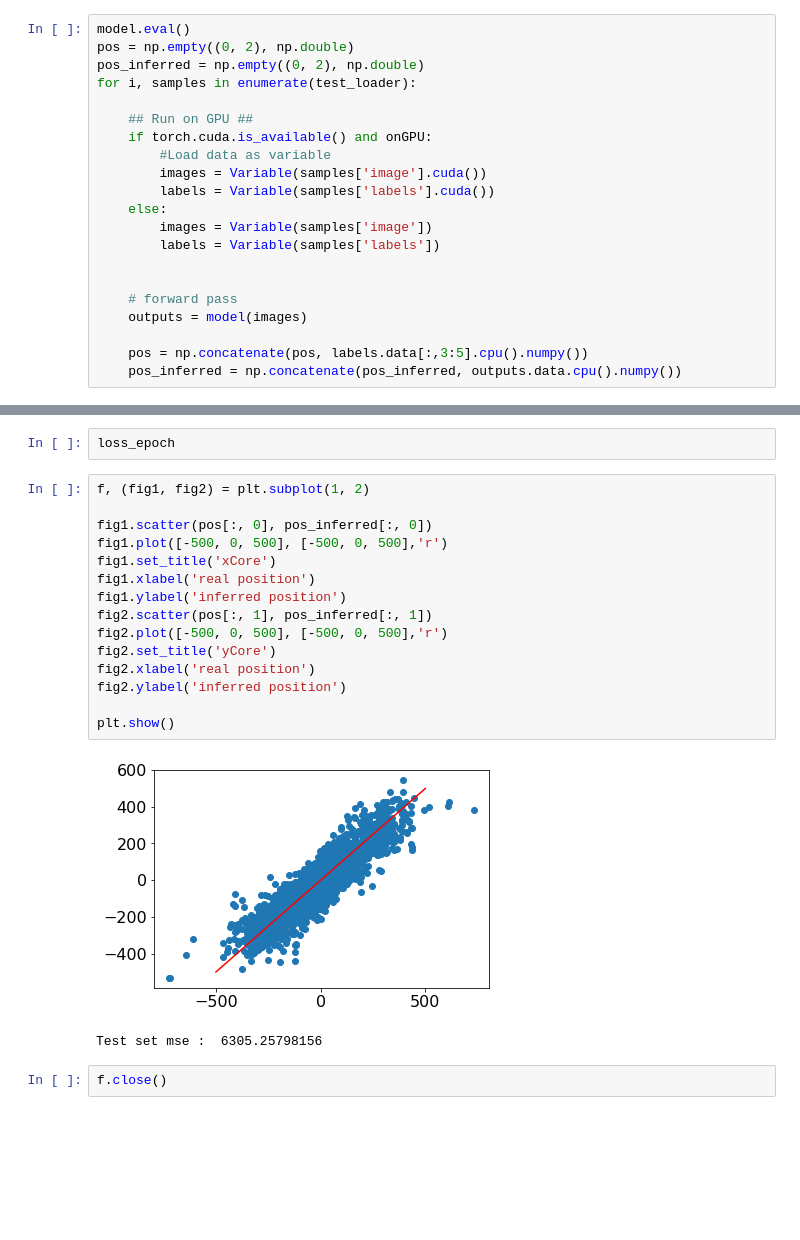
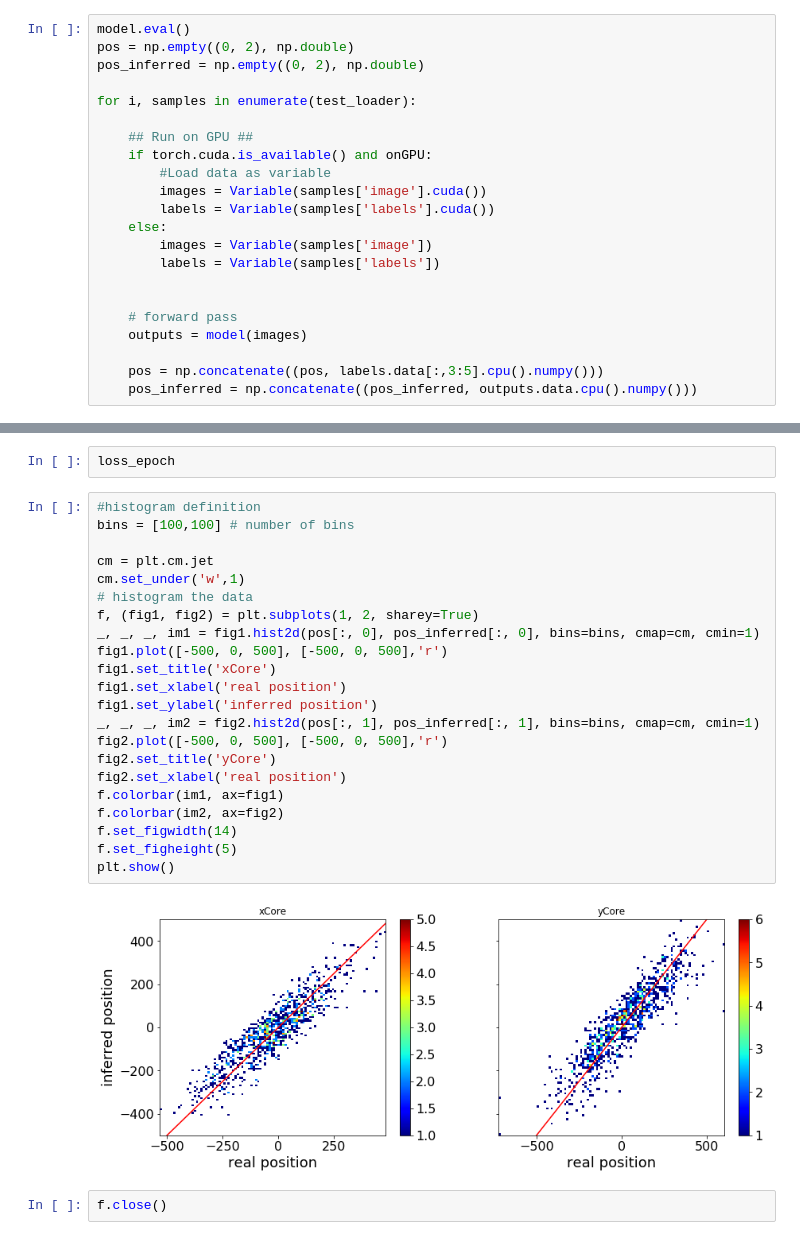
Before and after one commit to GammaLearn/GammaLearn, a Jupyter notebook: regression/baselines/regression_5CL_1FCL_impact.ipynb, the cells around one changed output, grey strips where cells are left out. Cells and saved outputs as stored; diff of their text form; blank space fills up the shorter version.

```diff
--- a/regression/baselines/regression_5CL_1FCL_impact.ipynb
+++ b/regression/baselines/regression_5CL_1FCL_impact.ipynb
@@ -249,6 +267,7 @@ model.state_dict()
 model.eval()
 pos = np.empty((0, 2), np.double)
 pos_inferred = np.empty((0, 2), np.double)
+
 for i, samples in enumerate(test_loader):
 
     ## Run on GPU ##
@@ -264,5 +283,5 @@ for i, samples in enumerate(test_loader):
     # forward pass
     outputs = model(images)
 
-    pos = np.concatenate(pos, labels.data[:,3:5].cpu().numpy())
-    pos_inferred = np.concatenate(pos_inferred, outputs.data.cpu().numpy())
+    pos = np.concatenate((pos, labels.data[:,3:5].cpu().numpy()))
+    pos_inferred = np.concatenate((pos_inferred, outputs.data.cpu().numpy()))
@@ -276,23 +297,29 @@ plt.show()
 # %%
 loss_epoch
 # %%
-f, (fig1, fig2) = plt.subplot(1, 2)
+#histogram definition
+bins = [100,100] # number of bins
 
-fig1.scatter(pos[:, 0], pos_inferred[:, 0])
+cm = plt.cm.jet
+cm.set_under('w',1)
+# histogram the data
+f, (fig1, fig2) = plt.subplots(1, 2, sharey=True)
+_, _, _, im1 = fig1.hist2d(pos[:, 0], pos_inferred[:, 0], bins=bins, cmap=cm, cmin=1)
 fig1.plot([-500, 0, 500], [-500, 0, 500],'r')
 fig1.set_title('xCore')
-fig1.xlabel('real position')
-fig1.ylabel('inferred position')
-fig2.scatter(pos[:, 1], pos_inferred[:, 1])
+fig1.set_xlabel('real position')
+fig1.set_ylabel('inferred position')
+_, _, _, im2 = fig2.hist2d(pos[:, 1], pos_inferred[:, 1], bins=bins, cmap=cm, cmin=1)
 fig2.plot([-500, 0, 500], [-500, 0, 500],'r')
 fig2.set_title('yCore')
-fig2.xlabel('real position')
-fig2.ylabel('inferred position')
-
+fig2.set_xlabel('real position')
+f.colorbar(im1, ax=fig1)
+f.colorbar(im2, ax=fig2)
+f.set_figwidth(14)
+f.set_figheight(5)
 plt.show()
 # %% [output]
-[figure, old version]
+[figure, new version]
-Test set mse :  6305.25798156
 # %%
 f.close()
 # %%
```
Also changed, not shown: parts of 4 cells of this notebook.
